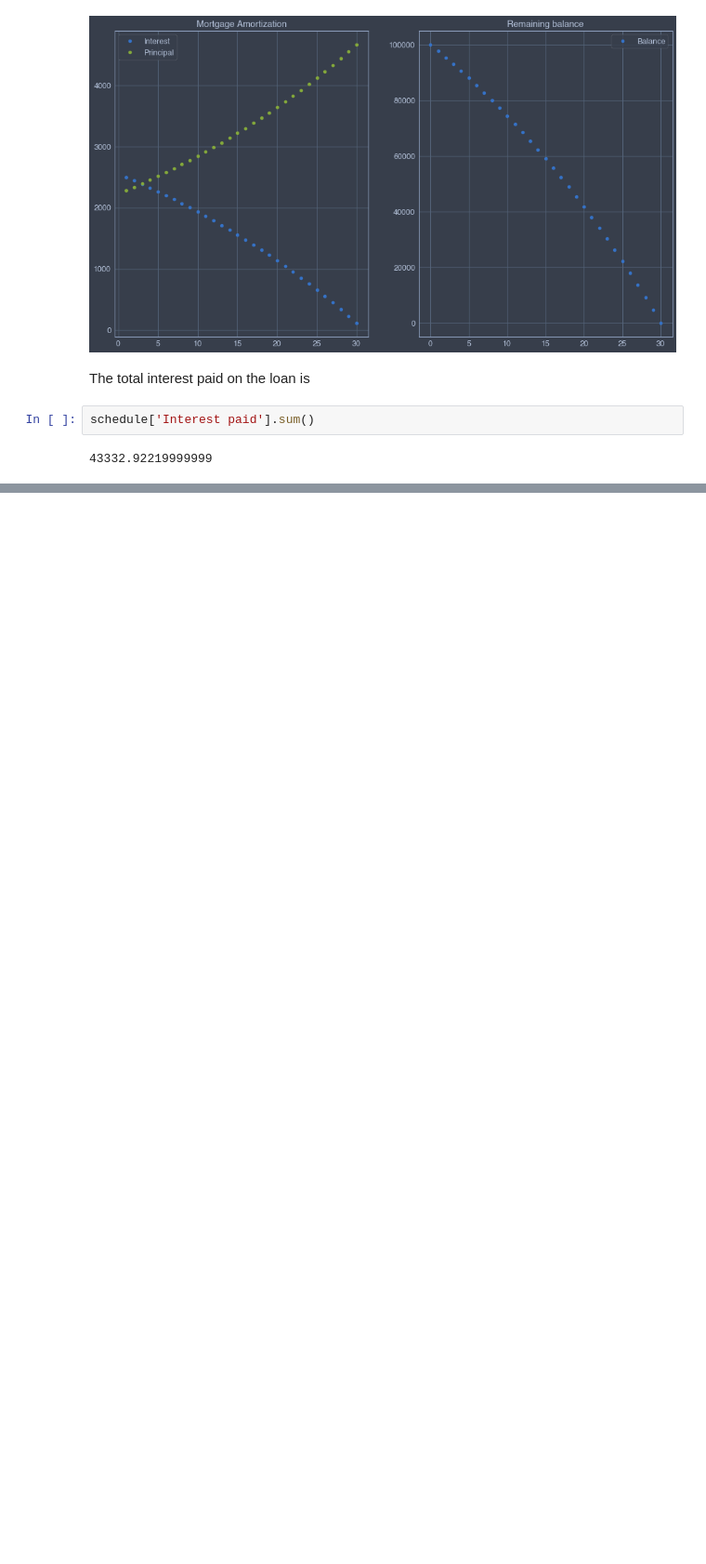
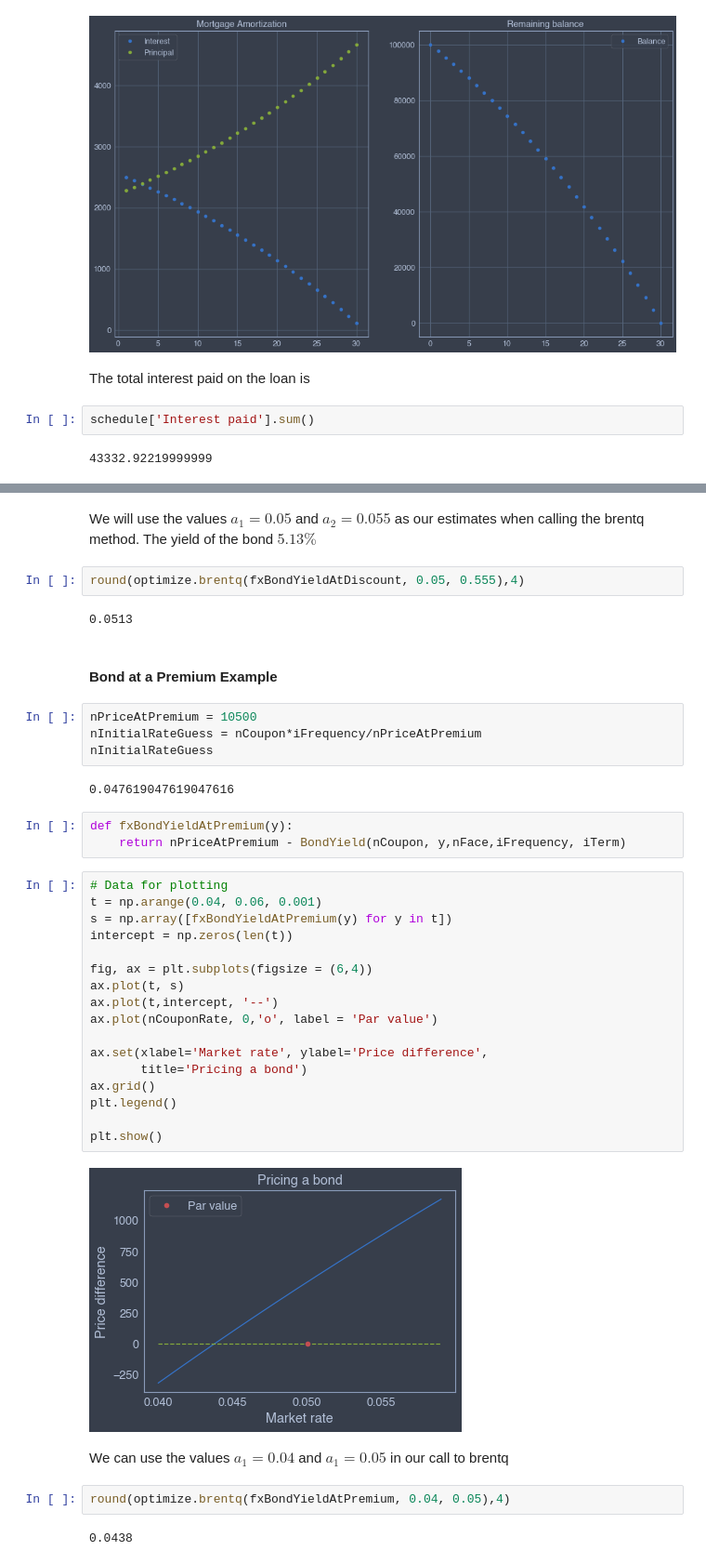
Before and after one commit to Marlon-Gomes/Foundations-of-Quantitative-Finance, a Jupyter notebook: Lecture 1/Lecture 1.ipynb, the cells around one changed output, grey strips where cells are left out. Shown at 93% size. Saved outputs shown, nothing was run; the diff lists cells and outputs as text; blank space fills up the shorter version.

```diff
--- a/Lecture 1/Lecture 1.ipynb
+++ b/Lecture 1/Lecture 1.ipynb
@@ -1139,0 +1236,42 @@ The cash-flow diagram for a typical bond from the issuer's (i.e., the borrower's
+# %% [markdown]
+<p> We will use the values $a_1 = 0.05$ and $a_2 = 0.055$ as our estimates when calling the brentq method. The yield of the bond $5.13\%$</p>
+# %%
+round(optimize.brentq(fxBondYieldAtDiscount, 0.05, 0.555),4)
+# %% [output]
+0.0513
+# %% [markdown]
+#### Bond at a Premium Example
+# %%
+nPriceAtPremium = 10500
+nInitialRateGuess = nCoupon*iFrequency/nPriceAtPremium
+nInitialRateGuess
+# %% [output]
+0.047619047619047616
+# %%
+def fxBondYieldAtPremium(y):
+    return nPriceAtPremium - BondYield(nCoupon, y,nFace,iFrequency, iTerm)
+# %%
+# Data for plotting
+t = np.arange(0.04, 0.06, 0.001)
+s = np.array([fxBondYieldAtPremium(y) for y in t])
+intercept = np.zeros(len(t))
+
+fig, ax = plt.subplots(figsize = (6,4))
+ax.plot(t, s)
+ax.plot(t,intercept, '--')
+ax.plot(nCouponRate, 0,'o', label = 'Par value')
+
+ax.set(xlabel='Market rate', ylabel='Price difference',
+       title='Pricing a bond')
+ax.grid()
+plt.legend()
+
+plt.show()
+# %% [output]
+[figure, added]
+# %% [markdown]
+<p>We can use the values $a_1 = 0.04$ and $a_1=0.05$ in our call to brentq</p>
+# %%
+round(optimize.brentq(fxBondYieldAtPremium, 0.04, 0.05),4)
+# %% [output]
+0.0438
```
Also changed, not shown: parts of 41 cells of this notebook, 3 other files.
